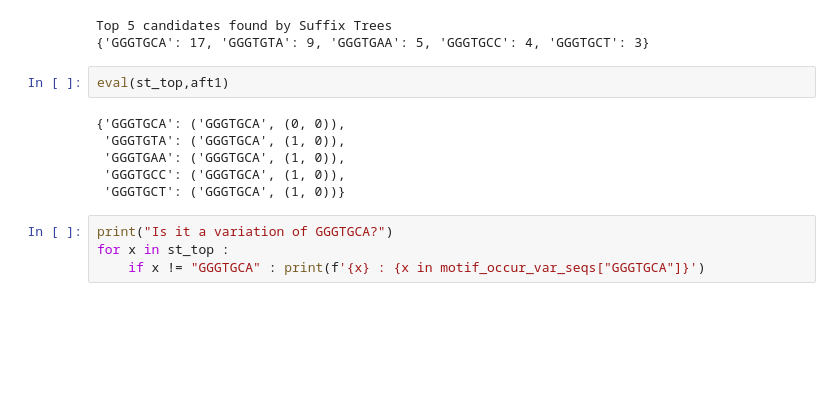
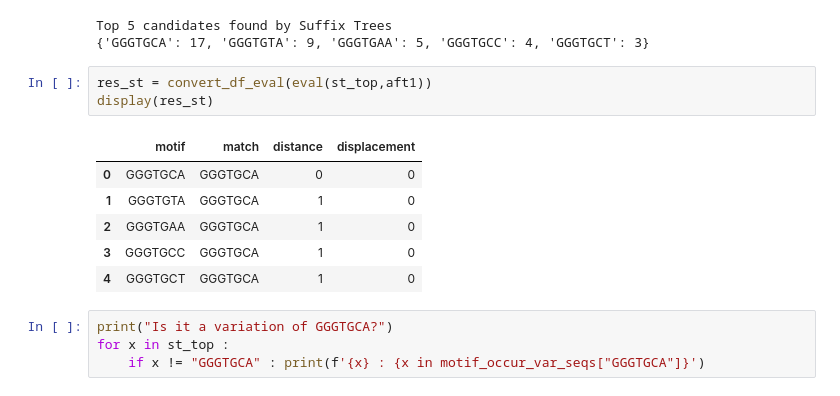
Before and after one commit to Ploenypp/bioinformatics-uni-project, a Jupyter notebook: search_Peaks1.ipynb, the cells around one changed output. Drawn from its saved outputs; the diff is of its cells as text; blank space fills up the shorter version.

```diff
--- a/search_Peaks1.ipynb
+++ b/search_Peaks1.ipynb
@@ -168,14 +187,16 @@ print(st_top)
 # %% [output]
 Top 5 candidates found by Suffix Trees
 {'GGGTGCA': 17, 'GGGTGTA': 9, 'GGGTGAA': 5, 'GGGTGCC': 4, 'GGGTGCT': 3}
-# %%
-eval(st_top,aft1)
-# %% [output]
-{'GGGTGCA': ('GGGTGCA', (0, 0)),
- 'GGGTGTA': ('GGGTGCA', (1, 0)),
- 'GGGTGAA': ('GGGTGCA', (1, 0)),
- 'GGGTGCC': ('GGGTGCA', (1, 0)),
- 'GGGTGCT': ('GGGTGCA', (1, 0))}
+# %%
+res_st = convert_df_eval(eval(st_top,aft1))
+display(res_st)
+# %% [output]
+|  | motif | match | distance | displacement |
+| 0 | GGGTGCA | GGGTGCA | 0 | 0 |
+| 1 | GGGTGTA | GGGTGCA | 1 | 0 |
+| 2 | GGGTGAA | GGGTGCA | 1 | 0 |
+| 3 | GGGTGCC | GGGTGCA | 1 | 0 |
+| 4 | GGGTGCT | GGGTGCA | 1 | 0 |
 # %%
 print("Is it a variation of GGGTGCA?")
 for x in st_top :
```
Also changed, not shown: parts of 33 cells of this notebook.
